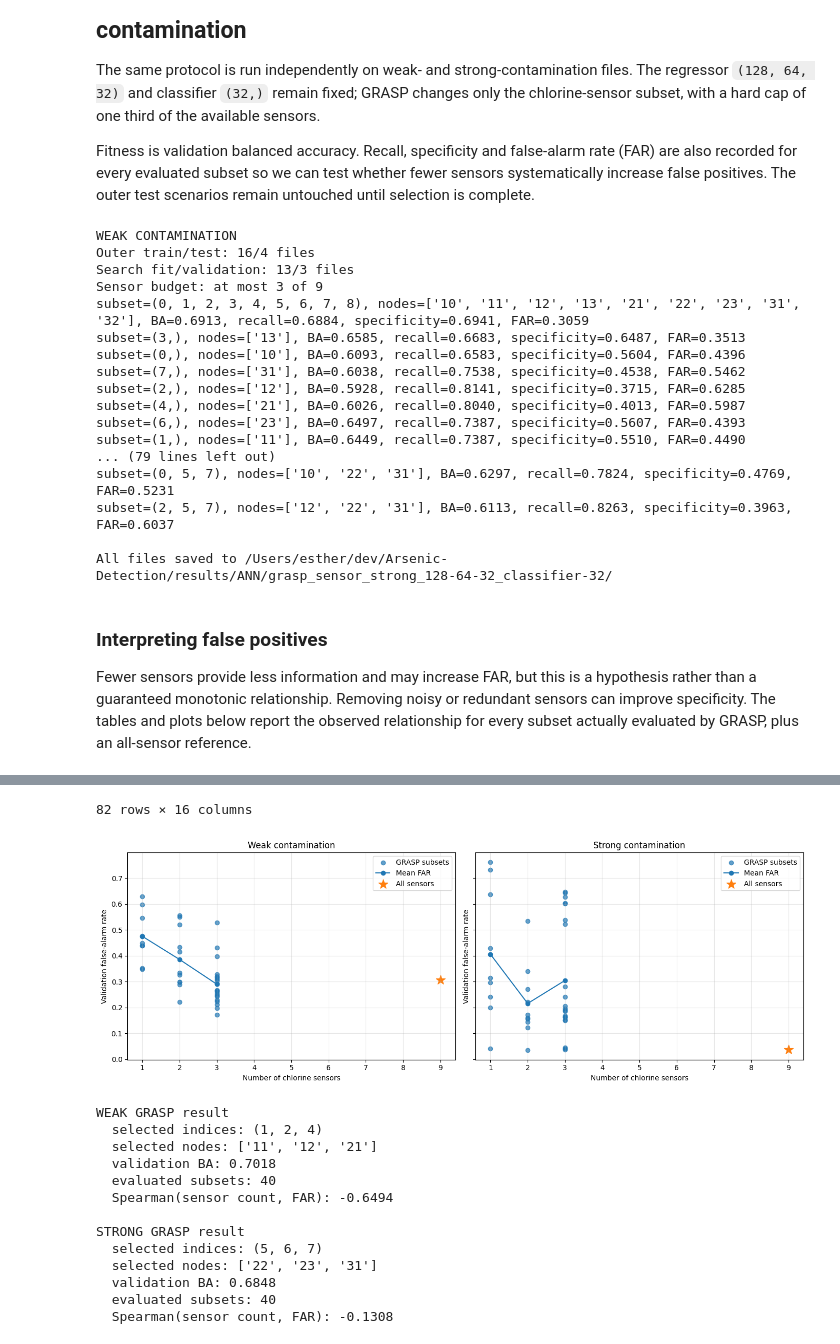
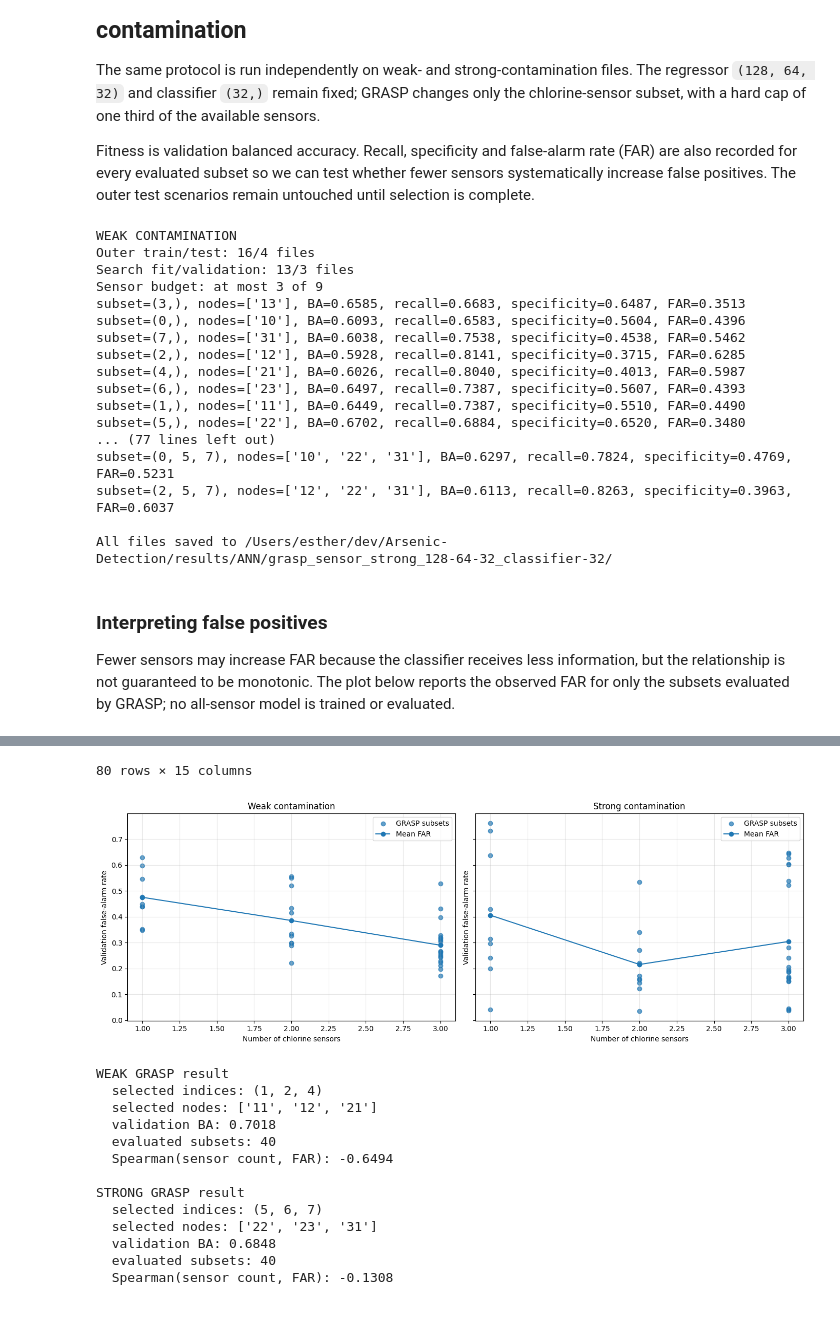
Before and after one commit to esthy13/Arsenic-Detection, a Jupyter notebook: src/notebooks/GRASP_ANN_architecture_search.ipynb, the cells around one changed output, grey strips where cells are left out. Saved outputs shown, nothing was run; the diff lists cells and outputs as text; code cells hidden in the pictures; blank space fills up the shorter version.

```diff
--- a/src/notebooks/GRASP_ANN_architecture_search.ipynb
+++ b/src/notebooks/GRASP_ANN_architecture_search.ipynb
@@ -250,9 +250,6 @@ def run_sensor_experiment(dataset_name, data_paths):
         )
         return metrics["balanced_accuracy"]
 
-    # Reference needed to compare the capped subsets with all available sensors.
-    all_sensor_indices = tuple(range(sensor_count))
-    evaluate_subset(all_sensor_indices, label="all-sensor validation baseline")
 
     search_result = grasp_sensor_subset_search(
         evaluate_subset,
@@ -271,9 +268,8 @@ def run_sensor_experiment(dataset_name, data_paths):
     selected_nodes = [sensor_groups.chlorine_nodes[index] for index in selected_indices]
     assert 1 <= len(selected_indices) <= max_sensors
 
-    # Final selected and all-sensor reference models use the same outer training set.
+    # Retrain the GRASP-selected subset on the complete outer training set.
     selected_detector = train_fixed_detector(train_paths, selected_indices)
-    all_sensor_detector = train_fixed_detector(train_paths, all_sensor_indices)
     save_detector(
         selected_detector,
         directory=str(
@@ -290,7 +286,6 @@ def run_sensor_experiment(dataset_name, data_paths):
         "selected_indices": selected_indices,
         "selected_nodes": selected_nodes,
         "selected_detector": selected_detector,
-        "all_sensor_detector": all_sensor_detector,
         "test_paths": test_paths,
     }
 
@@ -306,7 +301,6 @@ WEAK CONTAMINATION
 Outer train/test: 16/4 files
 Search fit/validation: 13/3 files
 Sensor budget: at most 3 of 9
-subset=(0, 1, 2, 3, 4, 5, 6, 7, 8), nodes=['10', '11', '12', '13', '21', '22', '23', '31', '32'], BA=0.6913, recall=0.6884, specificity=0.6941, FAR=0.3059
 subset=(3,), nodes=['13'], BA=0.6585, recall=0.6683, specificity=0.6487, FAR=0.3513
 subset=(0,), nodes=['10'], BA=0.6093, recall=0.6583, specificity=0.5604, FAR=0.4396
 subset=(7,), nodes=['31'], BA=0.6038, recall=0.7538, specificity=0.4538, FAR=0.5462
@@ -314,7 +308,8 @@ subset=(2,), nodes=['12'], BA=0.5928, recall=0.8141, specificity=0.3715, FAR=0.6
 subset=(4,), nodes=['21'], BA=0.6026, recall=0.8040, specificity=0.4013, FAR=0.5987
 subset=(6,), nodes=['23'], BA=0.6497, recall=0.7387, specificity=0.5607, FAR=0.4393
 subset=(1,), nodes=['11'], BA=0.6449, recall=0.7387, specificity=0.5510, FAR=0.4490
-... (79 lines left out)
+subset=(5,), nodes=['22'], BA=0.6702, recall=0.6884, specificity=0.6520, FAR=0.3480
+... (77 lines left out)
 subset=(0, 5, 7), nodes=['10', '22', '31'], BA=0.6297, recall=0.7824, specificity=0.4769, FAR=0.5231
 subset=(2, 5, 7), nodes=['12', '22', '31'], BA=0.6113, recall=0.8263, specificity=0.3963, FAR=0.6037
 
@@ -322,13 +317,13 @@ All files saved to /Users/esther/dev/Arsenic-Detection/results/ANN/grasp_sensor_
 # %% [markdown]
 ### Interpreting false positives
 
-Fewer sensors provide less information and may increase FAR, but this is a hypothesis rather than a guaranteed monotonic relationship. Removing noisy or redundant sensors can improve specificity. The tables and plots below report the observed relationship for every subset actually evaluated by GRASP, plus an all-sensor reference.
+Fewer sensors may increase FAR because the classifier receives less information, but the relationship is not guaranteed to be monotonic. The plot below reports the observed FAR for only the subsets evaluated by GRASP; no all-sensor model is trained or evaluated.
 # %%
 all_search_records = pd.concat(
     [experiment["records"] for experiment in experiments], ignore_index=True
 )
 comparison_columns = [
-    "dataset", "label", "subset", "nodes", "sensor_count",
+    "dataset", "subset", "nodes", "sensor_count",
     "balanced_accuracy", "recall", "specificity", "false_alarm_rate",
     "precision", "f1_score", "roc_auc", "average_precision",
     "chlorine_rmse", "chlorine_mae", "chlorine_r2",
@@ -341,18 +336,12 @@ display(all_search_records[comparison_columns].sort_values(
 fig, axes = plt.subplots(1, 2, figsize=(14, 5), sharey=True)
 for axis, experiment in zip(axes, experiments):
     records = experiment["records"]
-    candidates = records[records["label"] == "GRASP candidate"]
     axis.scatter(
-        candidates["sensor_count"], candidates["false_alarm_rate"],
+        records["sensor_count"], records["false_alarm_rate"],
         alpha=0.7, label="GRASP subsets",
     )
-    means = candidates.groupby("sensor_count")["false_alarm_rate"].mean()
+    means = records.groupby("sensor_count")["false_alarm_rate"].mean()
     axis.plot(means.index, means.values, "o-", label="Mean FAR")
-    baseline = records[records["label"] == "all-sensor validation baseline"].iloc[0]
-    axis.scatter(
-        [baseline["sensor_count"]], [baseline["false_alarm_rate"]],
-        marker="*", s=180, label="All sensors",
-    )
     axis.set_title(f"{experiment['name'].title()} contamination")
     axis.set_xlabel("Number of chlorine sensors")
     axis.set_ylabel("Validation false-alarm rate")
@@ -362,9 +351,9 @@ plt.tight_layout()
 plt.show()
 
 for experiment in experiments:
-    candidates = experiment["records"].query("label == 'GRASP candidate'")
-    correlation = candidates["sensor_count"].corr(
-        candidates["false_alarm_rate"], method="spearman"
+    records = experiment["records"]
+    correlation = records["sensor_count"].corr(
+        records["false_alarm_rate"], method="spearman"
     )
     result = experiment["search_result"]
     print(f"\n{experiment['name'].upper()} GRASP result")
@@ -389,5 +378,5 @@ for experiment in experiments:
-82 rows × 16 columns
+80 rows × 15 columns
-[figure, old version]
+[figure, new version]
 WEAK GRASP result
   selected indices: (1, 2, 4)
   selected nodes: ['11', '12', '21']
```
Also changed, not shown: parts of 4 cells of this notebook, 1 other file.
